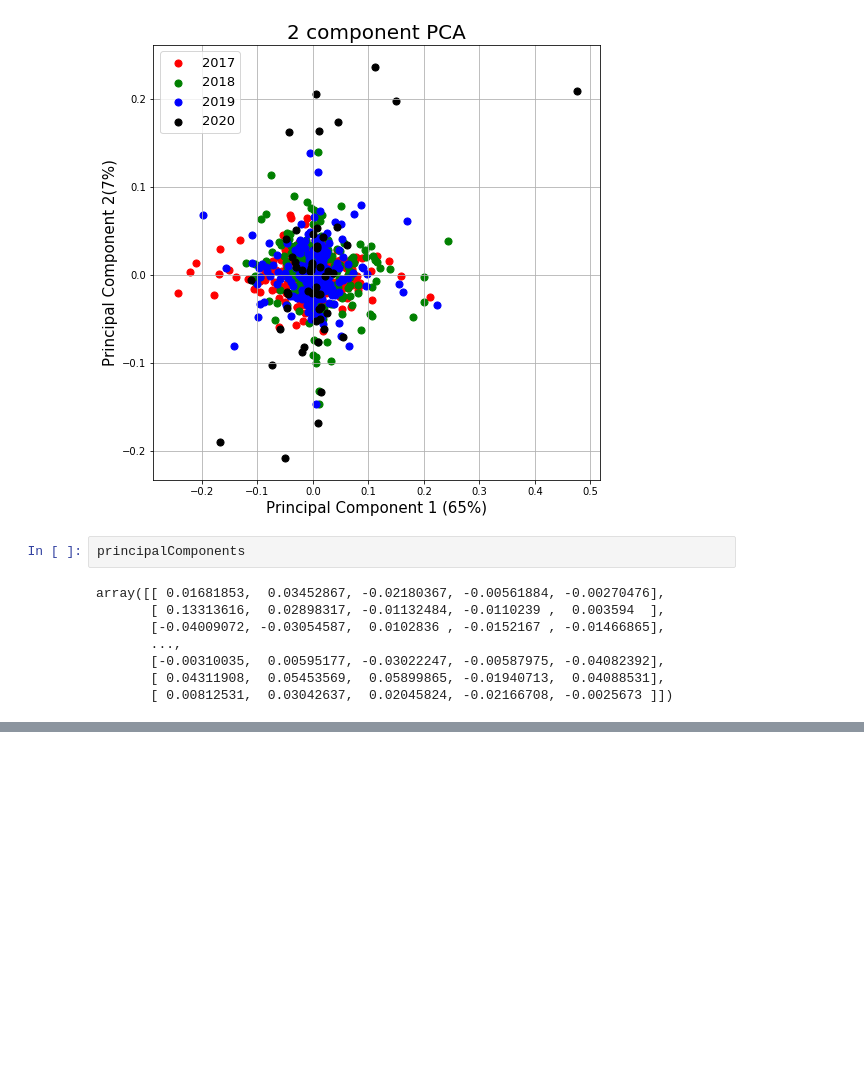
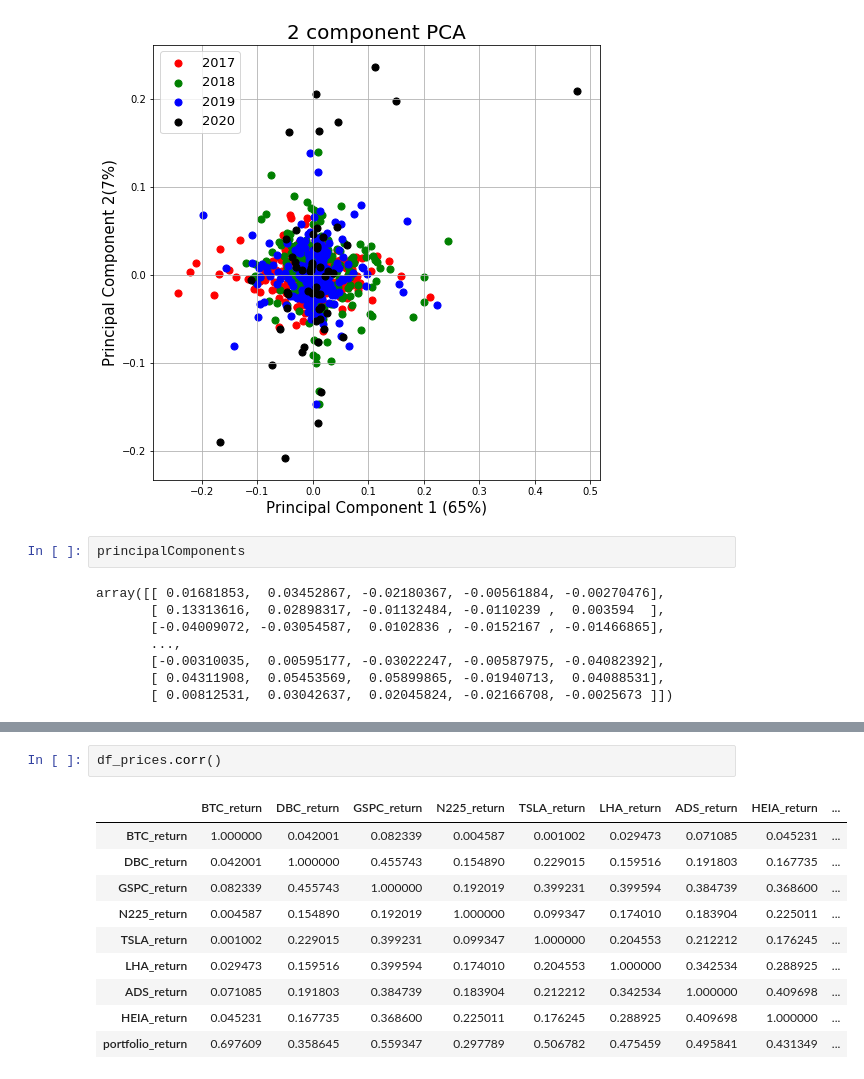
Before and after one commit to AnnaMariaAngelova/QRM2020, a Jupyter notebook: QRM_Assignment2.ipynb, the cells around one changed output, grey strips where cells are left out. Cells and saved outputs as stored; diff of their text form; blank space fills up the shorter version.

```diff
--- a/QRM_Assignment2.ipynb
+++ b/QRM_Assignment2.ipynb
@@ -819,0 +872,13 @@ array([[ 0.01681853,  0.03452867, -0.02180367, -0.00561884, -0.00270476],
+# %%
+df_prices.corr()
+# %% [output]
+|  | BTC_return | DBC_return | GSPC_return | N225_return | TSLA_return | LHA_return | ADS_return | HEIA_return | ... |
+| BTC_return | 1.000000 | 0.042001 | 0.082339 | 0.004587 | 0.001002 | 0.029473 | 0.071085 | 0.045231 | ... |
+| DBC_return | 0.042001 | 1.000000 | 0.455743 | 0.154890 | 0.229015 | 0.159516 | 0.191803 | 0.167735 | ... |
+| GSPC_return | 0.082339 | 0.455743 | 1.000000 | 0.192019 | 0.399231 | 0.399594 | 0.384739 | 0.368600 | ... |
+| N225_return | 0.004587 | 0.154890 | 0.192019 | 1.000000 | 0.099347 | 0.174010 | 0.183904 | 0.225011 | ... |
+| TSLA_return | 0.001002 | 0.229015 | 0.399231 | 0.099347 | 1.000000 | 0.204553 | 0.212212 | 0.176245 | ... |
+| LHA_return | 0.029473 | 0.159516 | 0.399594 | 0.174010 | 0.204553 | 1.000000 | 0.342534 | 0.288925 | ... |
+| ADS_return | 0.071085 | 0.191803 | 0.384739 | 0.183904 | 0.212212 | 0.342534 | 1.000000 | 0.409698 | ... |
+| HEIA_return | 0.045231 | 0.167735 | 0.368600 | 0.225011 | 0.176245 | 0.288925 | 0.409698 | 1.000000 | ... |
+| portfolio_return | 0.697609 | 0.358645 | 0.559347 | 0.297789 | 0.506782 | 0.475459 | 0.495841 | 0.431349 | ... |
```
Also changed, not shown: parts of 51 cells of this notebook, 2 other files.
